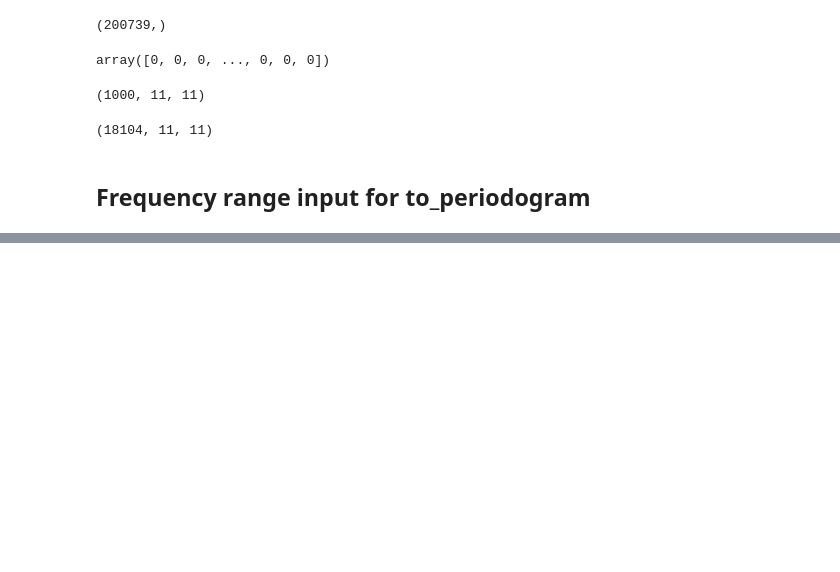
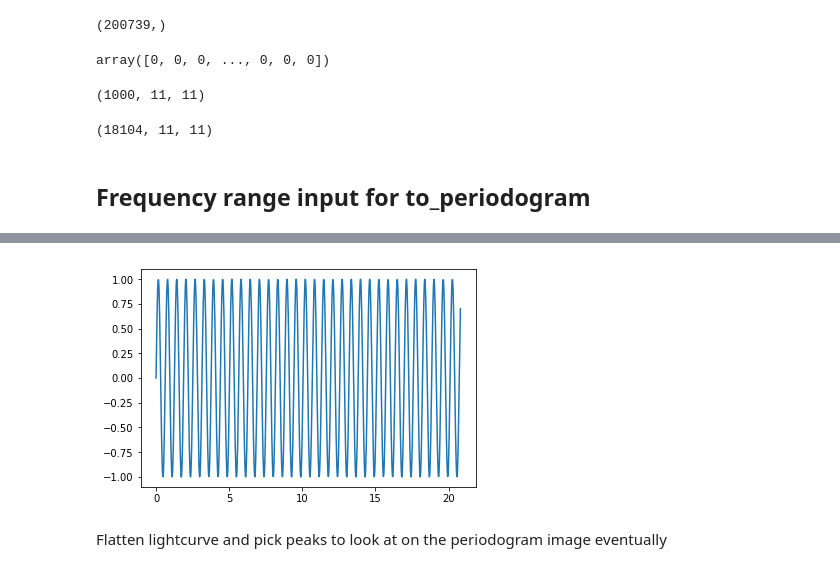
Before and after one commit to Higgins00/AstroResearch, a Jupyter notebook: Research.ipynb, the cells around one changed output, grey strips where cells are left out. Drawn from its saved outputs; the diff is of its cells as text; code cells hidden in the pictures; blank space fills up the shorter version.

```diff
--- a/Research.ipynb
+++ b/Research.ipynb
@@ -2270,0 +2381,42 @@ tpf.shape
+# %%
+time = np.arange(1000)*1./48.
+freq = 10. #per day
+relamp = 1
+signal = relamp * np.sin(time*freq)
+plt.plot(time,signal)
+
+#Images
+imageshape = (30,30) #pixels
+star1pos = [10,10]
+star2pos = [20,20]
+star1flux = 1000.
+star2flux = 750.
+seeingsigma = 1.
+
+imagestack = np.zeros((imageshape[0],imageshape[1],len(time)))
+xcoord,ycoord = np.meshgrid(np.arange(imageshape[1]),np.arange(imageshape[0])) #strange order
+
+
+
+backgroundnoise = 10.
+
+#add starlight
+distance1 = np.sqrt((xcoord-star1pos[0])**2 + (ycoord-star1pos[1])**2)
+distance2 = np.sqrt((xcoord-star2pos[0])**2 + (ycoord-star2pos[1])**2)
+
+for i in range(len(time)):
+    #star 1
+    imagestack[:,:,i] += stats.norm.pdf(distance1,scale=seeingsigma) * star1flux * (1. + signal[i])
+
+    #star 2
+    imagestack[:,:,i] += stats.norm.pdf(distance2,scale=seeingsigma) * star2flux
+
+    #add measurement noise
+    #should probably be Poisson
+    imagestack[:,:,i] += stats.norm.rvs(size=imagestack[:,:,i].size).reshape(imageshape) * np.sqrt(imagestack[:,:,i])
+
+    #background
+    #imagestack[:,:,i] += backgroundnoise
+    imagestack[:,:,i] += stats.norm.rvs(size=imagestack[:,:,i].size).reshape(imageshape) * np.sqrt(backgroundnoise)
+# %% [output]
+[figure, added]
@@ -2270,0 +2443,2 @@ tpf.shape
+# %% [markdown]
+Flatten lightcurve and pick peaks to look at on the periodogram image eventually
```
Also changed, not shown: parts of 15 cells of this notebook.
